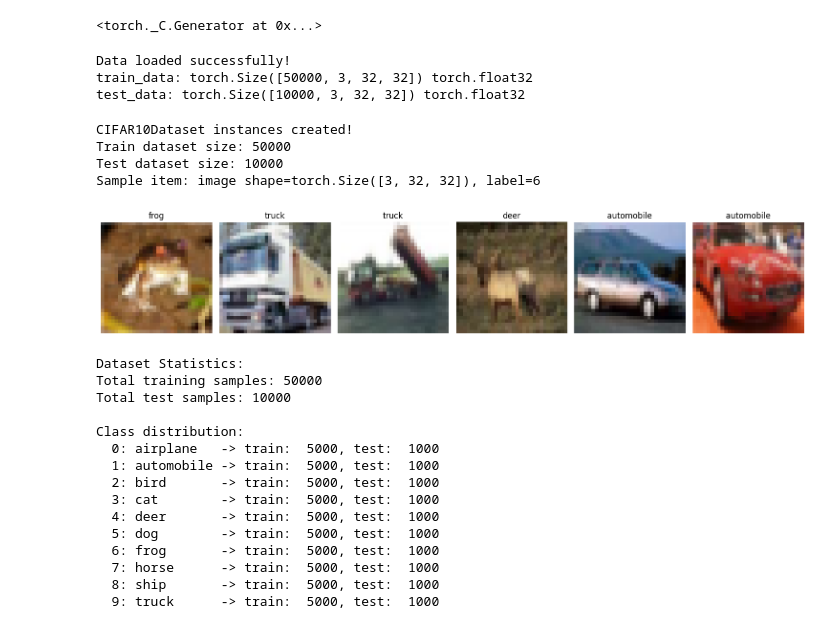
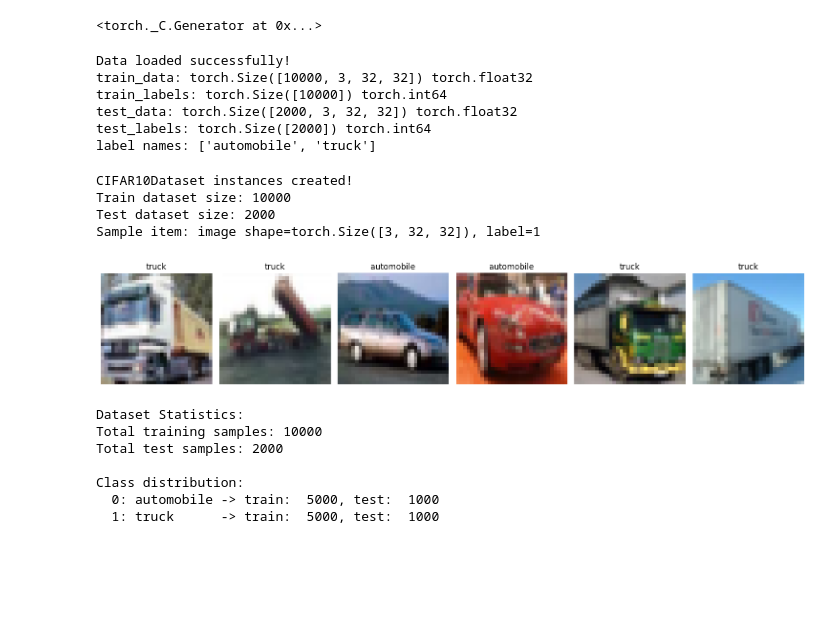
Before and after one commit to KyuubiSP/AI-Project, a Jupyter notebook: data_preprocessing_test.ipynb, the cells around one changed output. Cells and saved outputs as stored; diff of their text form; code cells hidden in the pictures; blank space fills up the shorter version.

```diff
--- a/data_preprocessing_test.ipynb
+++ b/data_preprocessing_test.ipynb
@@ -18,6 +18,10 @@ use_cuda = torch.cuda.is_available()
 device = torch.device("cuda:0" if use_cuda else "cpu")
 # %%
 base = Path('cifar-10-batches-dataset')
+
+# Only keep class 1 (automobile) and class 9 (truck)
+selected_classes = [1, 9]
+class_map = {1: 0, 9: 1}  # map to 0/1 for binary training
 
 def load_batch(path):
     with open(path, 'rb') as f:
@@ -43,17 +47,32 @@ test_images = np.asarray(test_batch['data'], dtype=np.uint8)
 test_data = torch.from_numpy(test_images).view(-1, 3, 32, 32).float() / 255.0
 test_labels = torch.tensor(test_batch['labels'], dtype=torch.long)
 
-# Load label names
-with open(base / 'batches.meta', 'rb') as f:
-    label_names = pickle.load(f, encoding='latin1')['label_names']
+# Filter to only automobile and truck
+train_mask = (train_labels == selected_classes[0]) | (train_labels == selected_classes[1])
+test_mask = (test_labels == selected_classes[0]) | (test_labels == selected_classes[1])
+train_data = train_data[train_mask]
+train_labels = train_labels[train_mask]
+test_data = test_data[test_mask]
+test_labels = test_labels[test_mask]
+
+# Map original labels [1, 9] to [0, 1]
+train_labels = torch.tensor([class_map[int(l)] for l in train_labels], dtype=torch.long)
+test_labels = torch.tensor([class_map[int(l)] for l in test_labels], dtype=torch.long)
+label_names = ['automobile', 'truck']
 
 print('Data loaded successfully!')
 print('train_data:', train_data.shape, train_data.dtype)
+print('train_labels:', train_labels.shape, train_labels.dtype)
 print('test_data:', test_data.shape, test_data.dtype)
+print('test_labels:', test_labels.shape, test_labels.dtype)
+print('label names:', label_names)
 # %% [output]
 Data loaded successfully!
-train_data: torch.Size([50000, 3, 32, 32]) torch.float32
-test_data: torch.Size([10000, 3, 32, 32]) torch.float32
+train_data: torch.Size([10000, 3, 32, 32]) torch.float32
+train_labels: torch.Size([10000]) torch.int64
+test_data: torch.Size([2000, 3, 32, 32]) torch.float32
+test_labels: torch.Size([2000]) torch.int64
+label names: ['automobile', 'truck']
 # %%
 class CIFAR10Dataset(Dataset):
     """
@@ -95,49 +114,41 @@ print(f'Test dataset size: {len(test_dataset)}')
 print(f'Sample item: image shape={train_dataset[0][0].shape}, label={train_dataset[0][1].item()}')
 # %% [output]
 CIFAR10Dataset instances created!
-Train dataset size: 50000
-Test dataset size: 10000
-Sample item: image shape=torch.Size([3, 32, 32]), label=6
+Train dataset size: 10000
+Test dataset size: 2000
+Sample item: image shape=torch.Size([3, 32, 32]), label=1
 # %%
 # Visualize sample images from the dataset
 def show_dataset_samples(dataset, n=6):
     fig, axes = plt.subplots(1, n, figsize=(15, 3))
     for i in range(n):
         image, label = dataset[i]
         img = image.cpu().numpy()
         img = np.transpose(img, (1, 2, 0))
         axes[i].imshow(img)
         label_name = dataset.label_names[label.item()] if dataset.label_names else str(label.item())
         axes[i].set_title(label_name)
         axes[i].axis("off")
     plt.tight_layout()
     plt.show()
 
 show_dataset_samples(train_dataset, n=6)
 
 # Dataset statistics
 print('\nDataset Statistics:')
 print(f'Total training samples: {len(train_dataset)}')
 print(f'Total test samples: {len(test_dataset)}')
 print('\nClass distribution:')
-train_counts = torch.bincount(train_labels, minlength=10)
-test_counts = torch.bincount(test_labels, minlength=10)
+train_counts = torch.bincount(train_labels, minlength=len(label_names))
+test_counts = torch.bincount(test_labels, minlength=len(label_names))
 for idx, name in enumerate(label_names):
     print(f'  {idx}: {name:10s} -> train: {train_counts[idx].item():5d}, test: {test_counts[idx].item():5d}')
 # %% [output]
-[figure, old version]
+[figure, new version]
 Dataset Statistics:
-Total training samples: 50000
-Total test samples: 10000
+Total training samples: 10000
+Total test samples: 2000
 
 Class distribution:
-  0: airplane   -> train:  5000, test:  1000
-  1: automobile -> train:  5000, test:  1000
-  2: bird       -> train:  5000, test:  1000
-  3: cat        -> train:  5000, test:  1000
-  4: deer       -> train:  5000, test:  1000
-  5: dog        -> train:  5000, test:  1000
-  6: frog       -> train:  5000, test:  1000
-  7: horse      -> train:  5000, test:  1000
-  8: ship       -> train:  5000, test:  1000
-  9: truck      -> train:  5000, test:  1000
+  0: automobile -> train:  5000, test:  1000
+  1: truck      -> train:  5000, test:  1000
```
Also changed, not shown: 1 other file.
